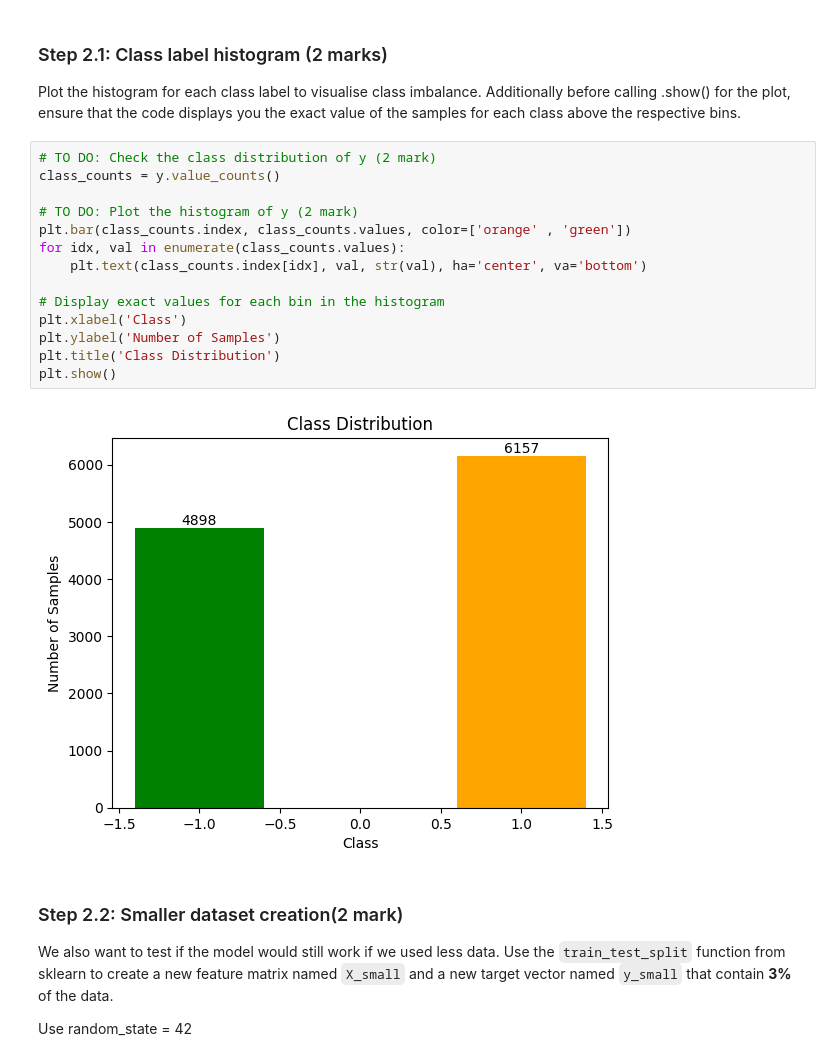
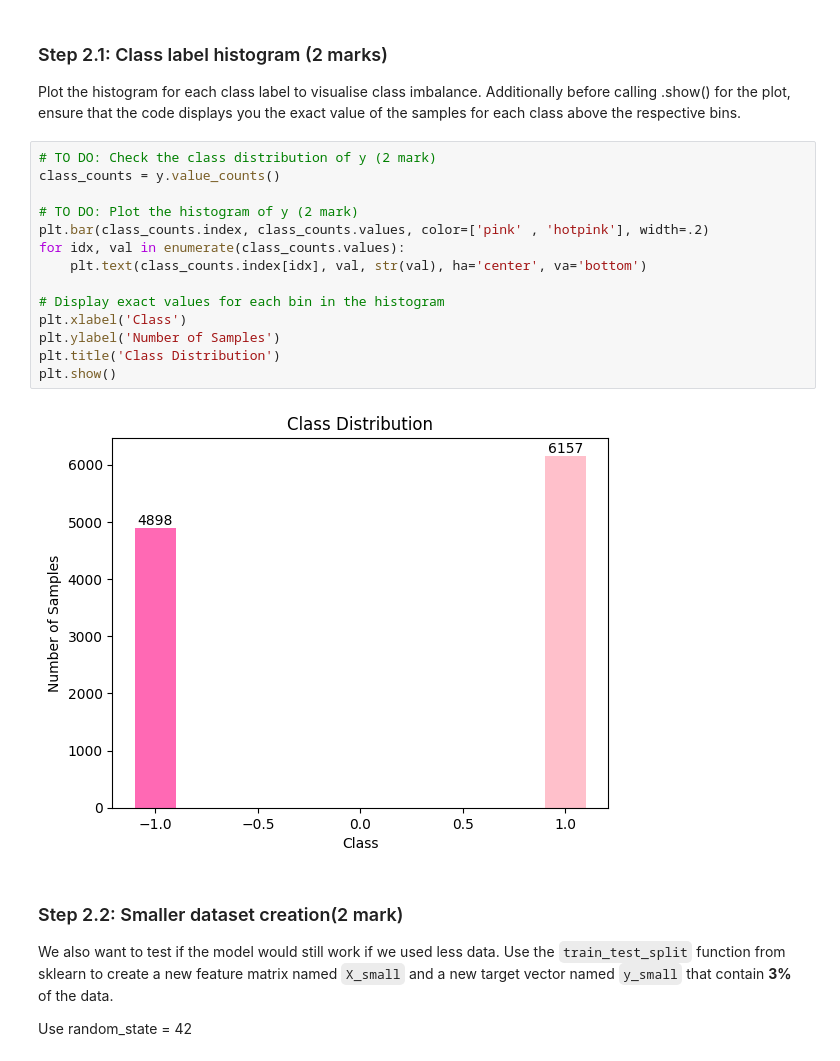
Before and after one commit to TaRa1999R/engg680_2024_fall, a Jupyter notebook: Lab_Assignment3/Assignment3.ipynb, the cells around one changed output. Saved outputs shown, nothing was run; the diff lists cells and outputs as text.

```diff
--- a/Lab_Assignment3/Assignment3.ipynb
+++ b/Lab_Assignment3/Assignment3.ipynb
@@ -493,19 +483,19 @@ Plot the histogram for each class label to visualise class imbalance. Additional
 # %%
 # TO DO: Check the class distribution of y (2 mark)
 class_counts = y.value_counts()
 
 # TO DO: Plot the histogram of y (2 mark)
-plt.bar(class_counts.index, class_counts.values, color=['orange' , 'green'])
+plt.bar(class_counts.index, class_counts.values, color=['pink' , 'hotpink'], width=.2)
 for idx, val in enumerate(class_counts.values):
     plt.text(class_counts.index[idx], val, str(val), ha='center', va='bottom')
 
 # Display exact values for each bin in the histogram
 plt.xlabel('Class')
 plt.ylabel('Number of Samples')
 plt.title('Class Distribution')
 plt.show()
 # %% [output]
-[figure, old version]
+[figure, new version]
 # %% [markdown]
 ### Step 2.2: Smaller dataset creation(2 mark)
 
```
Also changed, not shown: parts of 15 cells of this notebook.
